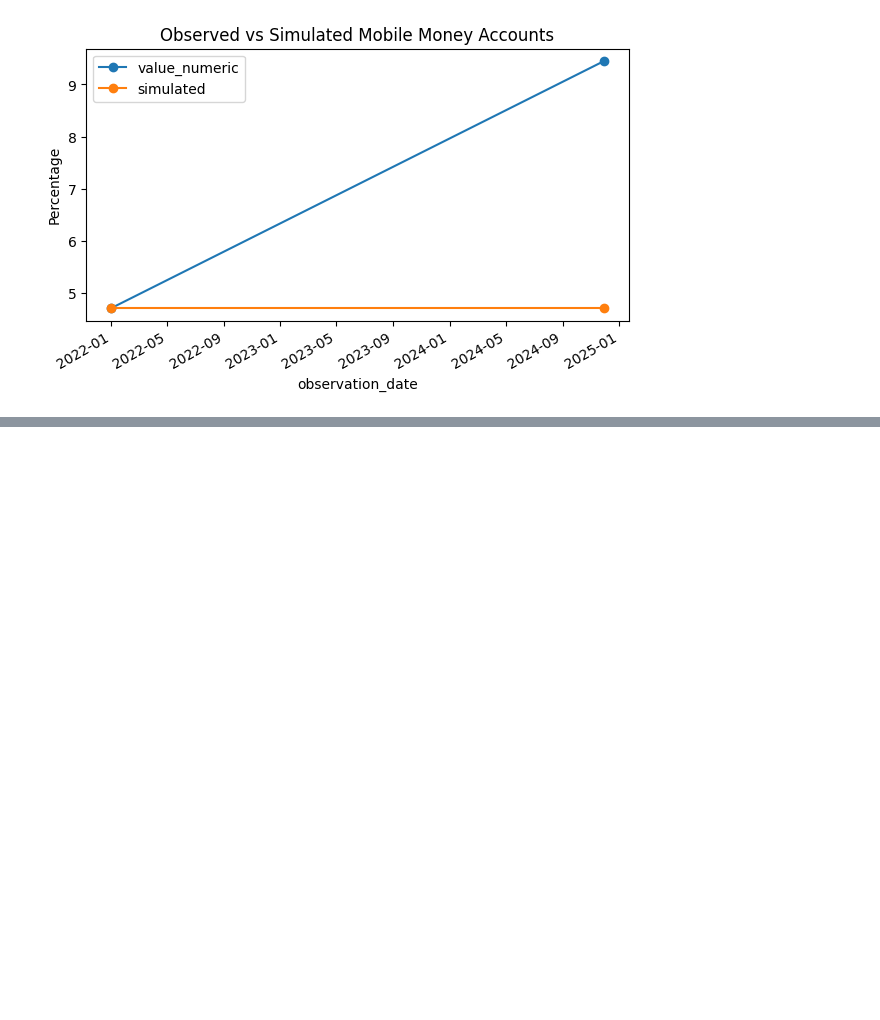
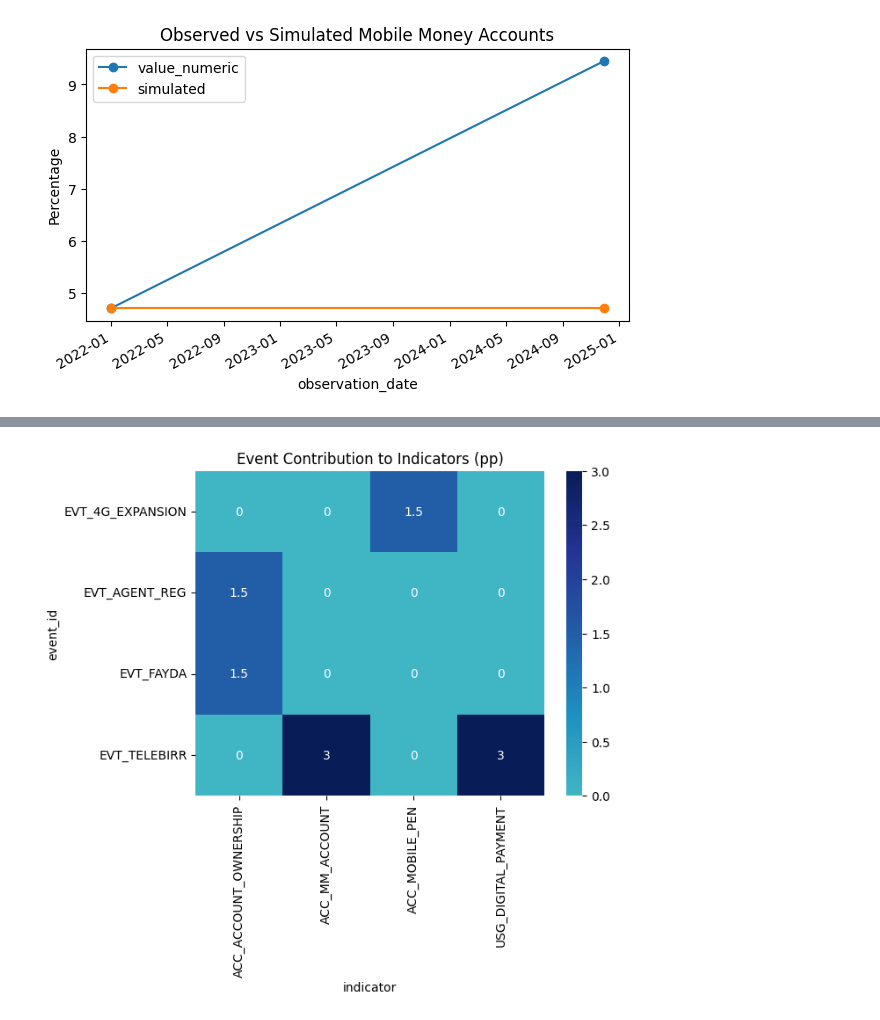
Before and after one commit to AdeyAmare/ethiopia-fi-forecast, a Jupyter notebook: notebooks/event_impact_modeling.ipynb, the cells around one changed output, grey strips where cells are left out. Saved outputs shown, nothing was run; the diff lists cells and outputs as text; code cells hidden in the pictures; blank space fills up the shorter version.

```diff
--- a/notebooks/event_impact_modeling.ipynb
+++ b/notebooks/event_impact_modeling.ipynb
@@ -62,0 +81,7 @@ Text(0, 0.5, 'Percentage')
+# %%
+contrib_matrix = model.build_association_matrix()
+sns.heatmap(contrib_matrix, annot=True, cmap="YlGnBu", center=0)
+plt.title("Event Contribution to Indicators (pp)")
+plt.show()
+# %% [output]
+[figure, added]
```
Also changed, not shown: parts of 3 cells of this notebook.
